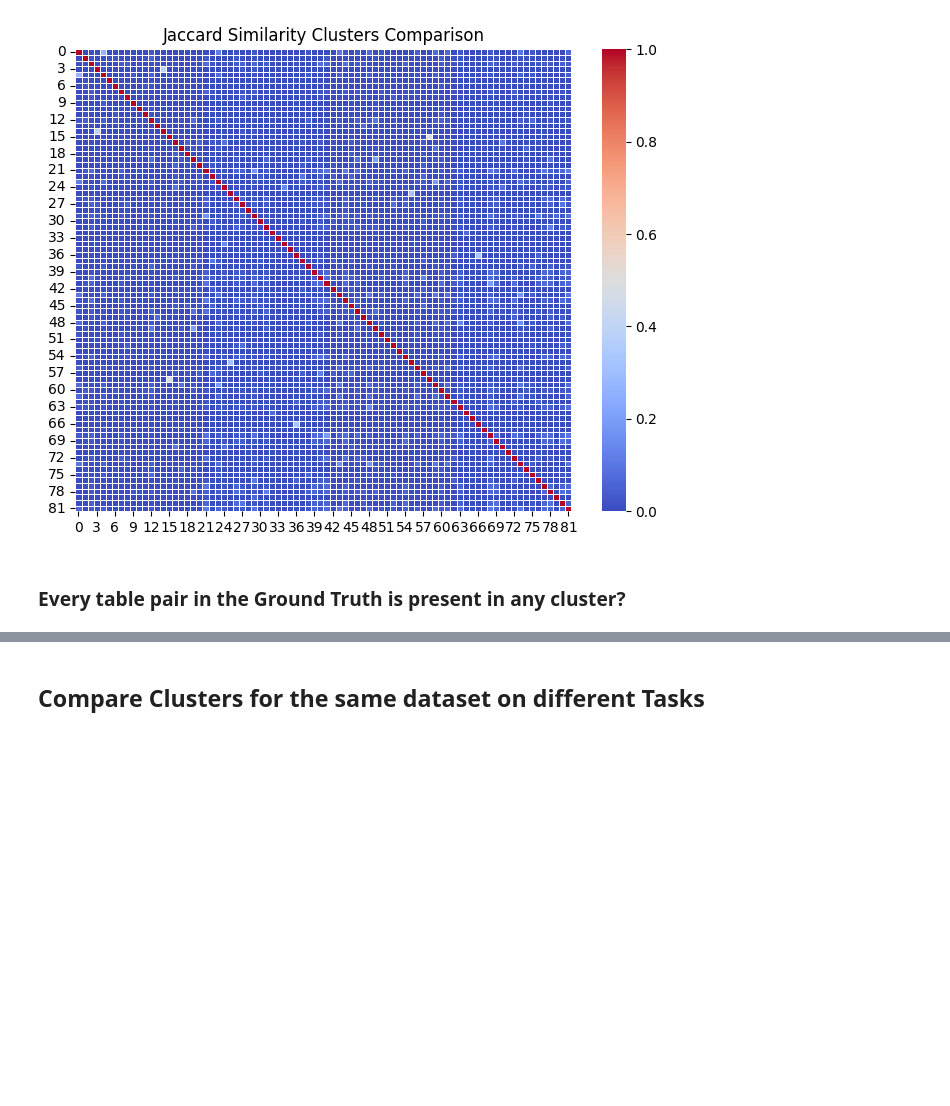
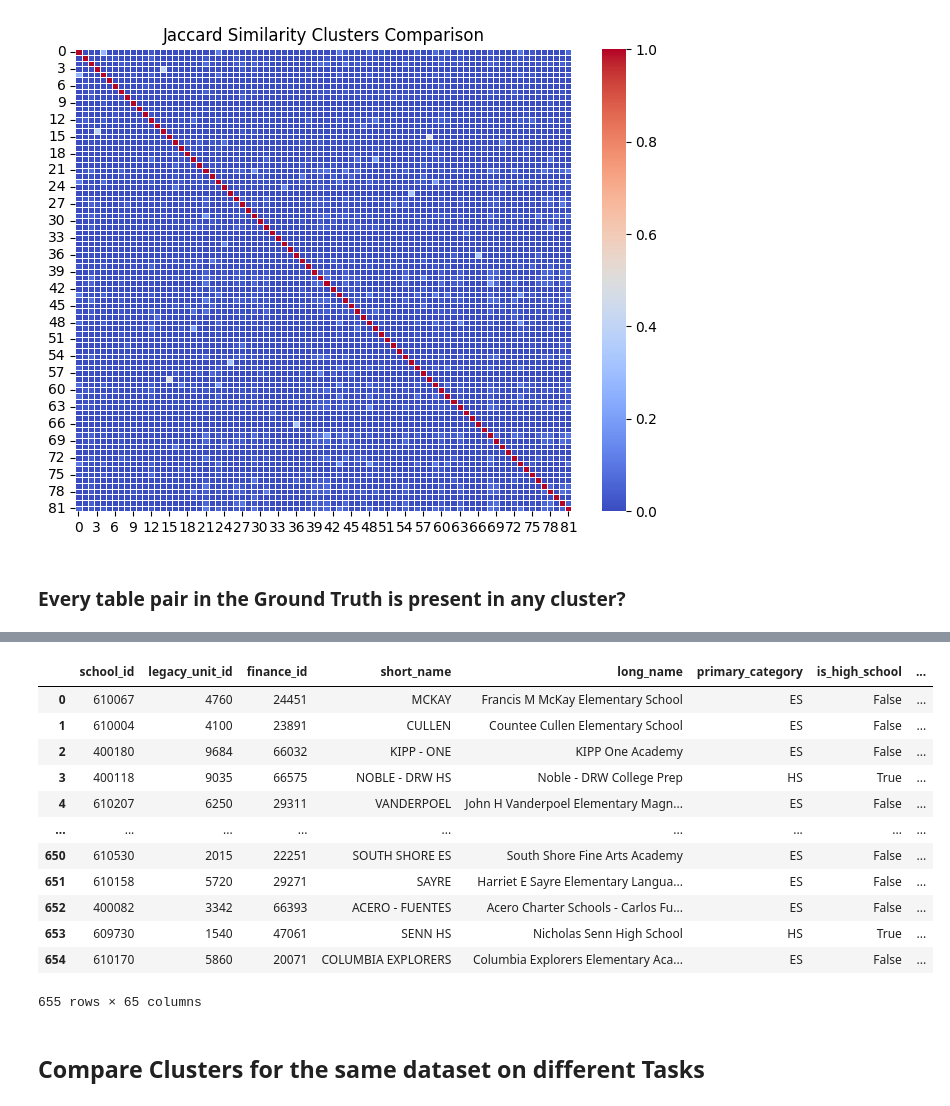
Before and after one commit to dbmodena/orqa, a Jupyter notebook: notebooks/tables_clustering.ipynb, the cells around one changed output, grey strips where cells are left out. Cells and saved outputs as stored; diff of their text form; code cells hidden in the pictures; blank space fills up the shorter version.

```diff
--- a/notebooks/tables_clustering.ipynb
+++ b/notebooks/tables_clustering.ipynb
@@ -245,3 +263,20 @@ Pairs that are not present in any single cluster: 310 (15%)
+# %%
+df2 = read_table_from_zip(t2, DATASET_PATH, f'datasets_{OPENDS_NAME}/', return_dataframe_format='pandas')
+df2
+# %% [output]
+|  | school_id | legacy_unit_id | finance_id | short_name | long_name | primary_category | is_high_school | ... |
+| 0 | 610067 | 4760 | 24451 | MCKAY | Francis M McKay Elementary School | ES | False | ... |
+| 1 | 610004 | 4100 | 23891 | CULLEN | Countee Cullen Elementary School | ES | False | ... |
+| 2 | 400180 | 9684 | 66032 | KIPP - ONE | KIPP One Academy | ES | False | ... |
+| 3 | 400118 | 9035 | 66575 | NOBLE - DRW HS | Noble - DRW College Prep | HS | True | ... |
+| 4 | 610207 | 6250 | 29311 | VANDERPOEL | John H Vanderpoel Elementary Magn... | ES | False | ... |
+| ... | ... | ... | ... | ... | ... | ... | ... | ... |
+| 650 | 610530 | 2015 | 22251 | SOUTH SHORE ES | South Shore Fine Arts Academy | ES | False | ... |
+| 651 | 610158 | 5720 | 29271 | SAYRE | Harriet E Sayre Elementary Langua... | ES | False | ... |
+| 652 | 400082 | 3342 | 66393 | ACERO - FUENTES | Acero Charter Schools - Carlos Fu... | ES | False | ... |
+| 653 | 609730 | 1540 | 47061 | SENN HS | Nicholas Senn High School | HS | True | ... |
+| 654 | 610170 | 5860 | 20071 | COLUMBIA EXPLORERS | Columbia Explorers Elementary Aca... | ES | False | ... |
+655 rows × 65 columns
 # %% [markdown]
 ## Compare Clusters for the same dataset on different Tasks
 # %% [markdown]
```
Also changed, not shown: parts of 11 cells of this notebook, 11 other files.
